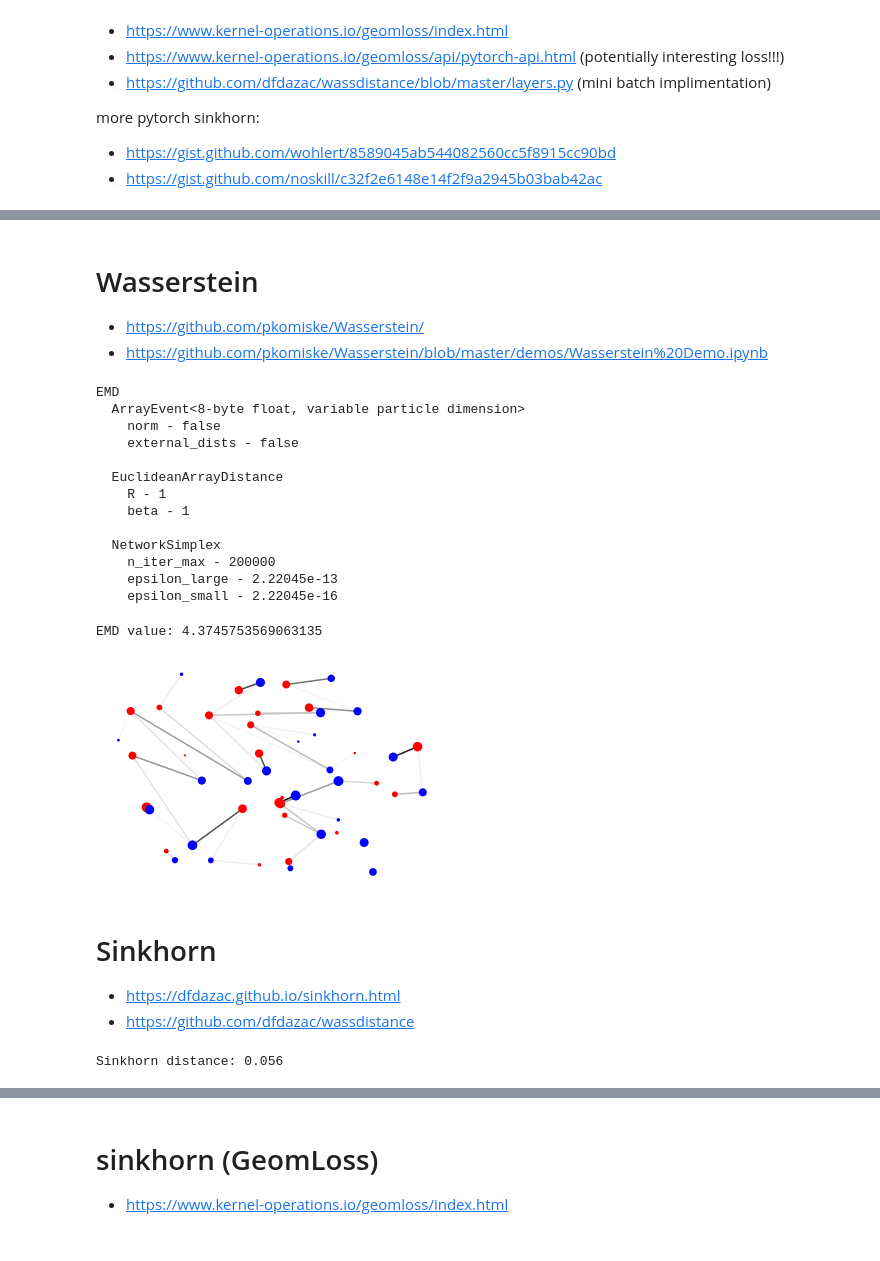
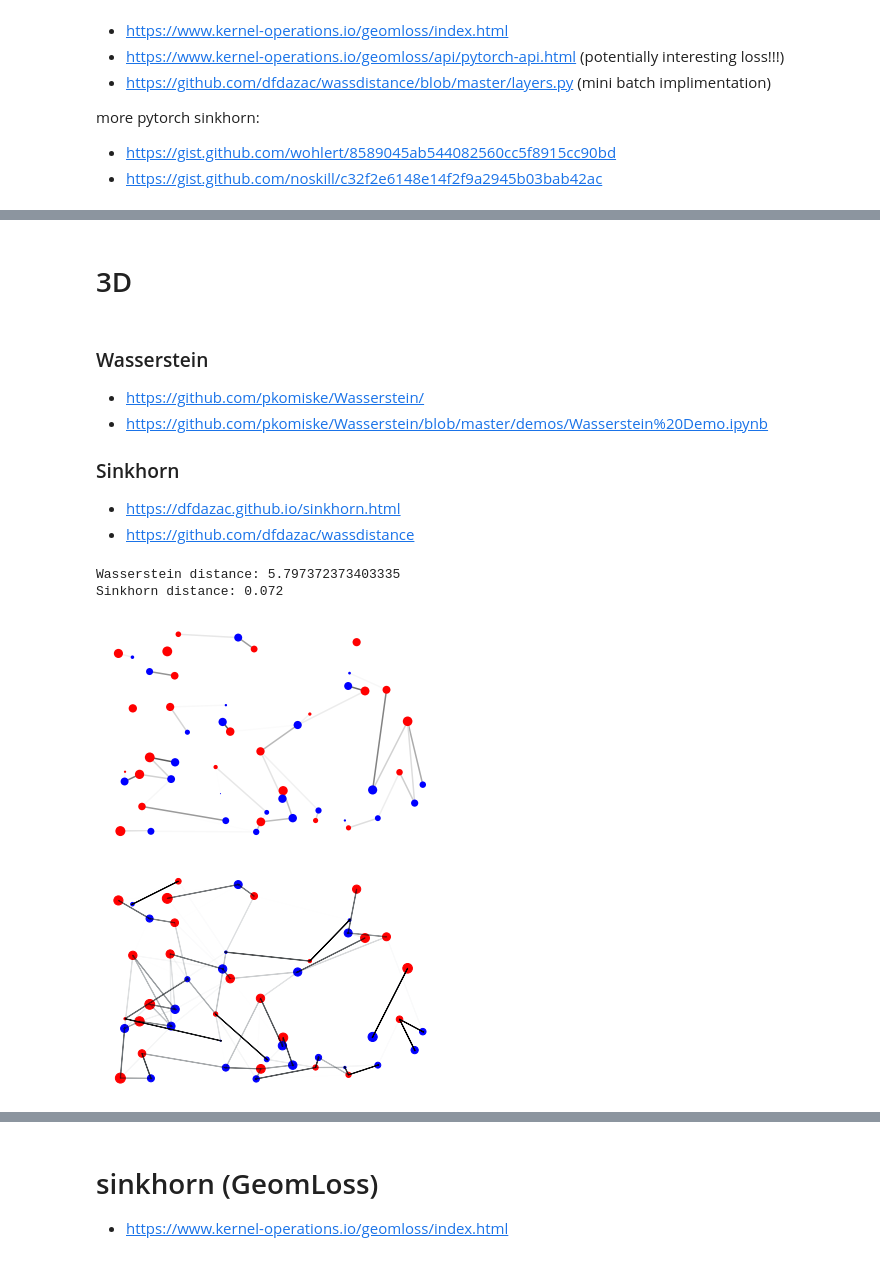
Before and after one commit to Polichinel/HydraNet_001, a Jupyter notebook: wasserstein_test.ipynb, the cells around one changed output, grey strips where cells are left out. Drawn from its saved outputs; the diff is of its cells as text; code cells hidden in the pictures.

```diff
--- a/wasserstein_test.ipynb
+++ b/wasserstein_test.ipynb
@@ -37,23 +98,11 @@ import matplotlib.pyplot as plt
+# %% [markdown]
+# 3D
 # %% [markdown]
-# Wasserstein
+### Wasserstein
 - https://github.com/pkomiske/Wasserstein/
 - https://github.com/pkomiske/Wasserstein/blob/master/demos/Wasserstein%20Demo.ipynb
+
+
+### Sinkhorn
+- https://dfdazac.github.io/sinkhorn.html
+- https://github.com/dfdazac/wassdistance
-# %%
-
-# create an EMD object with the default parameters
-emd = wasserstein.EMD(n_iter_max = 200000)
-print(emd)
-# %% [output]
-EMD
-  ArrayEvent<8-byte float, variable particle dimension>
-    norm - false
-    external_dists - false
-
-  EuclideanArrayDistance
-    R - 1
-    beta - 1
-
-  NetworkSimplex
-    n_iter_max - 200000
-    epsilon_large - 2.22045e-13
-    epsilon_small - 2.22045e-16
@@ -60,12 +142,28 @@ EMD
 # %%
+#data
 
-# get some points in a euclidean space
+# get some points in a euclidean space - but now also with magnitude/weights
 M = 25 # go higer then and lap top can't allocate enough ram. No issue on computerome
 coords0, coords1 = np.random.rand(2, M, 2) # would be spatial coordinates of dist0 and dist1
 weights0, weights1 = np.random.rand(2, M) # would be the true/estimated values for each point.
 
-# run EMD computation
+
+#Wasserstein ----------------------------
+emd = wasserstein.EMD(n_iter_max = 10000)
 emd_val = emd(weights0, coords0, weights1, coords1)
-print('EMD value:', emd_val)
+print('Wasserstein distance:', emd_val)
+
+
+# Sinkhorn -------------------------------
+a = np.column_stack([coords0, weights0])
+b = np.column_stack([coords1, weights1])
+
+x = torch.tensor(a, dtype=torch.float)
+y = torch.tensor(b, dtype=torch.float)
+
+sinkhorn = SinkhornDistance(eps=0.01, max_iter=10000, reduction=None)
+dist, P, C = sinkhorn(x, y)
+print("Sinkhorn distance: {:.3f}".format(dist.item()))
 # %% [output]
-EMD value: 4.3745753569063135
+Wasserstein distance: 5.797372373403335
+Sinkhorn distance: 0.072
@@ -94,26 +170,6 @@ def show_wasserstein(emdm, weights0, coords0, weights1, coords1):
 # %%
-show_wasserstein(emd, weights0, coords0, weights1, coords1)
+show_wasserstein3d(emd, weights0, coords0, weights1, coords1)
+show_sinkhorn3d(a, b, P)
 # %% [output]
-[figure, old version]
+[figure, new version]
+[figure, added]
-# %% [markdown]
-# Sinkhorn
-- https://dfdazac.github.io/sinkhorn.html
-- https://github.com/dfdazac/wassdistance
-# %%
-# M = 25 # go higer 20-30.000 and lap top can't allocate enough ram. No issue on computerome
-# coords0, coords1 = np.random.rand(2, M, 2) # would be spatial coordinates of dist0 and dist1
-# weights0, weights1 = np.random.rand(2, M) # would be the true/estimated values for each point.
-
-# I hope this column stack is a valid solutino
-
-a = np.column_stack([coords0, weights0])
-b = np.column_stack([coords1, weights1])
-
-x = torch.tensor(a, dtype=torch.float)
-y = torch.tensor(b, dtype=torch.float)
-
-sinkhorn = SinkhornDistance(eps=0.01, max_iter=1000, reduction=None)
-dist, P, C = sinkhorn(x, y)
-print("Sinkhorn distance: {:.3f}".format(dist.item()))
-# %% [output]
-Sinkhorn distance: 0.056
```
Also changed, not shown: parts of 8 cells of this notebook.
